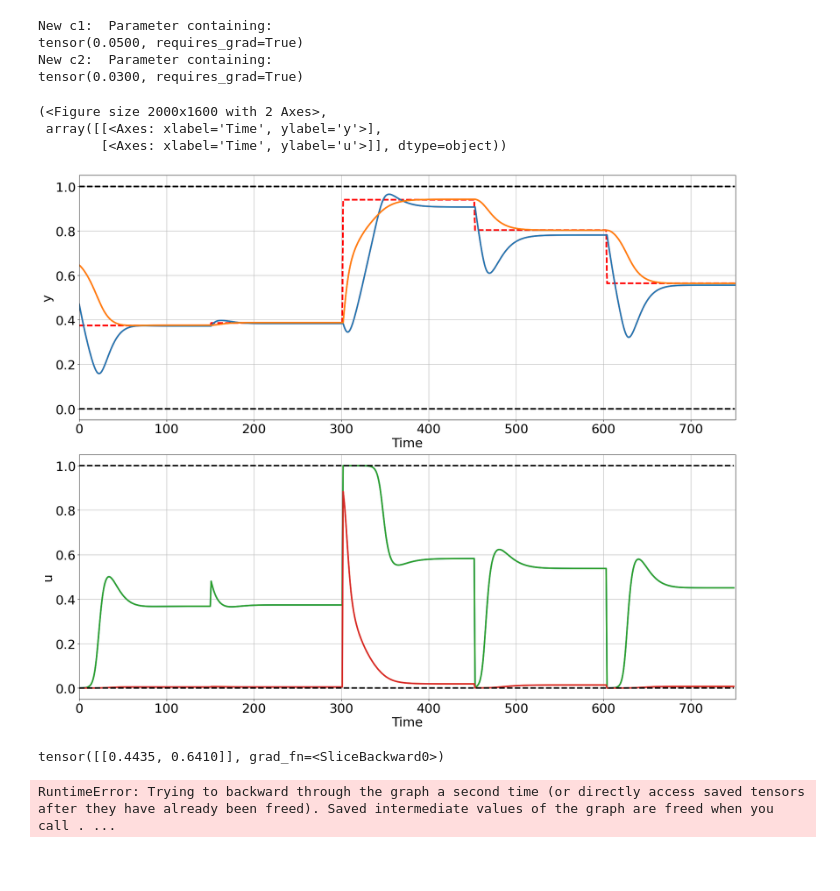
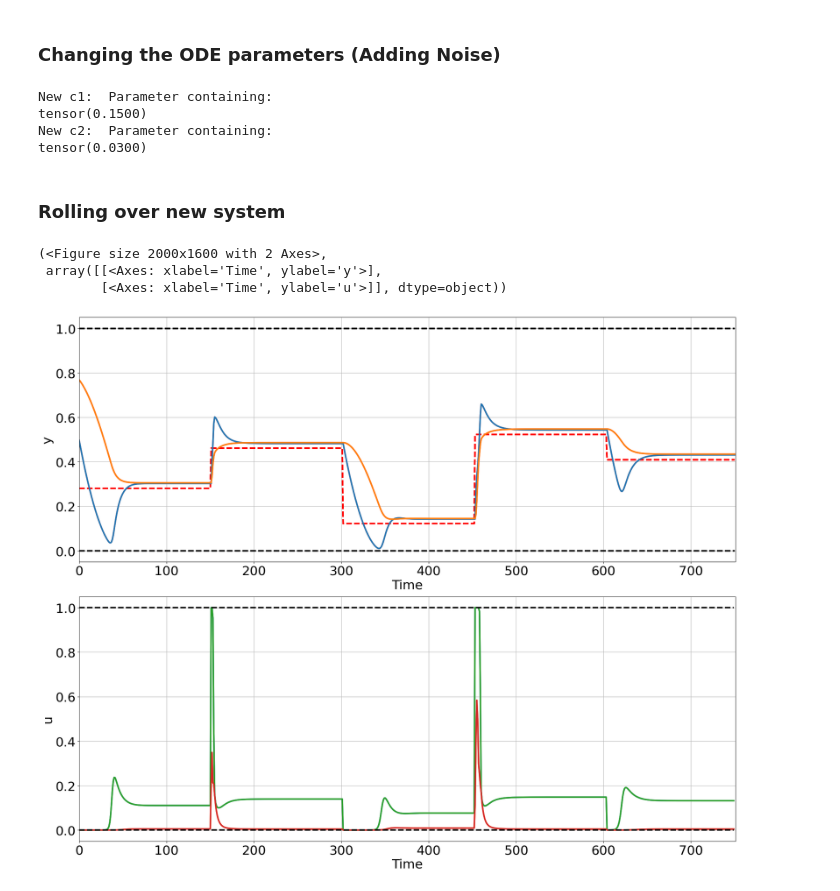
Before and after one commit to Alirezad126/SparseDPC, a Jupyter notebook: 5_Online_DPC/TwoTank.ipynb, the cells around one changed output. Drawn from its saved outputs; the diff is of its cells as text; code cells hidden in the pictures; blank space fills up the shorter version.

```diff
--- a/5_Online_DPC/TwoTank.ipynb
+++ b/5_Online_DPC/TwoTank.ipynb
@@ -166,8 +170,11 @@ Interrupted training loop.
 # %%
 nsteps = 750
 step_length = 150
+torch.manual_seed(0)
+seed = 20
+rng = np.random.default_rng(seed)
 # generate reference
-np_refs = psl.signals.step(nsteps+1, 1, min=xmin, max=xmax, randsteps=5)
+np_refs = psl.signals.step(nsteps+1, 1, min=xmin, max=xmax, randsteps=5, rng=rng)
 R = torch.tensor(np_refs, dtype=torch.float32).reshape(1, nsteps+1, 1)
 torch_ref = torch.cat([R, R], dim=-1)
 # generate initial data for closed loop simulation
@@ -200,40 +208,39 @@ pltCL(Y=trajectories['xn'].detach().reshape(nsteps + 1, nx),
+# %% [markdown]
+### Changing the ODE parameters (Adding Noise)
 # %%
-noise_level = 0.4
-noise = torch.randn(1) * noise_level
-two_tank.c1 = nn.Parameter(torch.tensor(gt_model.c1) + noise, requires_grad=False)
-two_tank.c2 = nn.Parameter(torch.tensor(gt_model.c2) + noise, requires_grad=False)
+# noise_level = 0.4
+# noise = torch.randn(1) * noise_level
+# two_tank.c1 = nn.Parameter(torch.tensor(gt_model.c1) + noise, requires_grad=False)
+# two_tank.c2 = nn.Parameter(torch.tensor(gt_model.c2) + noise, requires_grad=False)
 
-two_tank.c1 = nn.Parameter(torch.tensor(0.05, requires_grad=False))
-two_tank.c2 = nn.Parameter(torch.tensor(0.03, requires_grad=False))
+two_tank.c1 = nn.Parameter(torch.tensor(0.15), requires_grad=False)
+two_tank.c2 = nn.Parameter(torch.tensor(0.03), requires_grad=False)
 print("New c1: ",two_tank.c1)
 print("New c2: ",two_tank.c2)
 # %% [output]
 New c1:  Parameter containing:
-tensor(0.0500, requires_grad=True)
+tensor(0.1500)
 New c2:  Parameter containing:
-tensor(0.0300, requires_grad=True)
+tensor(0.0300)
+# %% [markdown]
+### Rolling over new system
 # %%
 cl_system.nsteps = nsteps
 # perform closed-loop simulation
 trajectories = cl_system(data)
 
 # constraints bounds
 Umin = umin * np.ones([nsteps, nu])
 Umax = umax * np.ones([nsteps, nu])
 Xmin = xmin * np.ones([nsteps+1, nx])
 Xmax = xmax * np.ones([nsteps+1, nx])
 # plot closed loop trajectories
 pltCL(Y=trajectories['xn'].detach().reshape(nsteps + 1, nx),
       R=trajectories['r'].detach().reshape(nsteps + 1, nref),
       U=trajectories['u'].detach().reshape(nsteps, nu),
-      Umin=Umin, Umax=Umax, Ymin=Xmin, Ymax=Xmax,
-      figname='cl.png')
+      Umin=Umin, Umax=Umax, Ymin=Xmin, Ymax=Xmax)
 # %% [output]
 (<Figure size 2000x1600 with 2 Axes>,
  array([[<Axes: xlabel='Time', ylabel='y'>],
         [<Axes: xlabel='Time', ylabel='u'>]], dtype=object))
-[figure, old version]
+[figure, new version]
-# %%
-print(trajectories["xn"][:,1,:])
-# %% [output]
-tensor([[0.4435, 0.6410]], grad_fn=<SliceBackward0>)
@@ -248,4 +246,0 @@ loss = mse_loss_fn(
-# %%
-loss.backward()
-# %% [output]
-RuntimeError: Trying to backward through the graph a second time (or directly access saved tensors after they have already been freed). Saved intermediate values of the graph are freed when you call . ...
```
Also changed, not shown: parts of 18 cells of this notebook, 3 other files.
